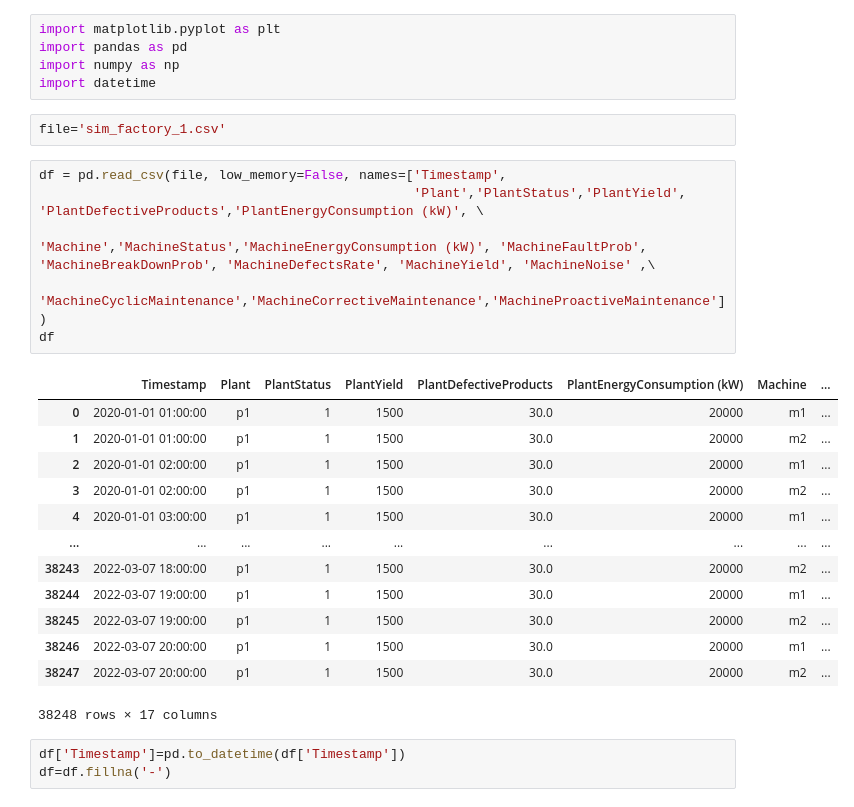
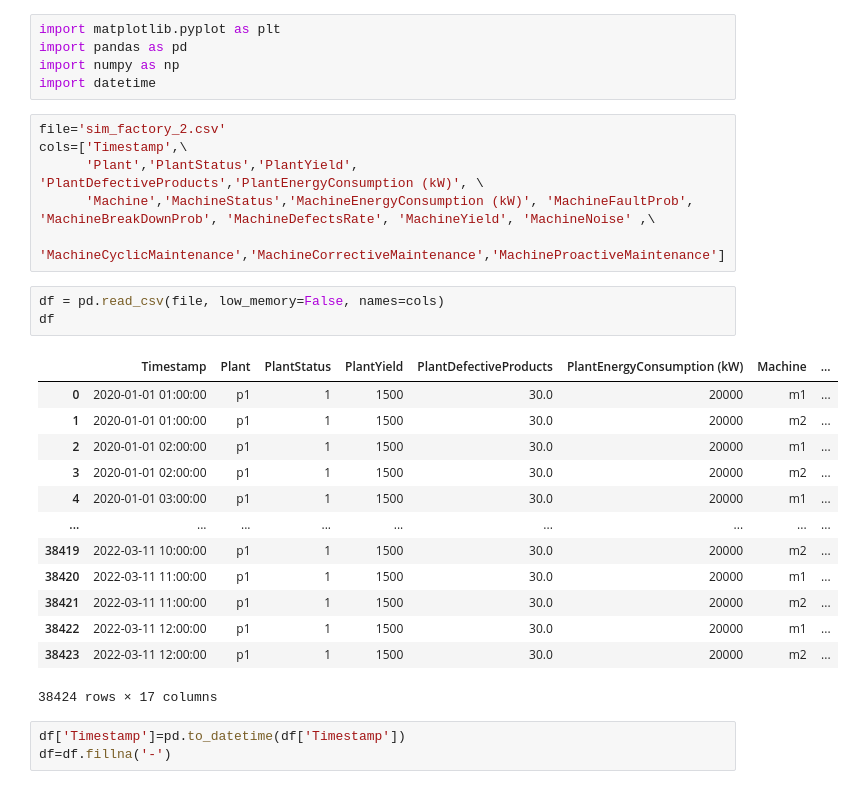
Before and after one commit to SAP-samples/btp-ai-sustainability-bootcamp, a Jupyter notebook: src/data-simulation/PlotSimulation.ipynb, the cells around one changed output. Saved outputs shown, nothing was run; the diff lists cells and outputs as text.

```diff
--- a/src/data-simulation/PlotSimulation.ipynb
+++ b/src/data-simulation/PlotSimulation.ipynb
@@ -4,27 +4,28 @@ import pandas as pd
 import numpy as np
 import datetime
 # %%
-file='sim_factory_1.csv'
+file='sim_factory_2.csv'
+cols=['Timestamp',\
+      'Plant','PlantStatus','PlantYield', 'PlantDefectiveProducts','PlantEnergyConsumption (kW)', \
+      'Machine','MachineStatus','MachineEnergyConsumption (kW)', 'MachineFaultProb', 'MachineBreakDownProb', 'MachineDefectsRate', 'MachineYield', 'MachineNoise' ,\
+      'MachineCyclicMaintenance','MachineCorrectiveMaintenance','MachineProactiveMaintenance']
 # %%
-df = pd.read_csv(file, low_memory=False, names=['Timestamp',
-                                                'Plant','PlantStatus','PlantYield', 'PlantDefectiveProducts','PlantEnergyConsumption (kW)', \
-                                                               'Machine','MachineStatus','MachineEnergyConsumption (kW)', 'MachineFaultProb', 'MachineBreakDownProb', 'MachineDefectsRate', 'MachineYield', 'MachineNoise' ,\
-                                                               'MachineCyclicMaintenance','MachineCorrectiveMaintenance','MachineProactiveMaintenance'])
+df = pd.read_csv(file, low_memory=False, names=cols)
 df
 # %% [output]
 |  | Timestamp | Plant | PlantStatus | PlantYield | PlantDefectiveProducts | PlantEnergyConsumption (kW) | Machine | ... |
 | 0 | 2020-01-01 01:00:00 | p1 | 1 | 1500 | 30.0 | 20000 | m1 | ... |
 | 1 | 2020-01-01 01:00:00 | p1 | 1 | 1500 | 30.0 | 20000 | m2 | ... |
 | 2 | 2020-01-01 02:00:00 | p1 | 1 | 1500 | 30.0 | 20000 | m1 | ... |
 | 3 | 2020-01-01 02:00:00 | p1 | 1 | 1500 | 30.0 | 20000 | m2 | ... |
 | 4 | 2020-01-01 03:00:00 | p1 | 1 | 1500 | 30.0 | 20000 | m1 | ... |
 | ... | ... | ... | ... | ... | ... | ... | ... | ... |
-| 38243 | 2022-03-07 18:00:00 | p1 | 1 | 1500 | 30.0 | 20000 | m2 | ... |
-| 38244 | 2022-03-07 19:00:00 | p1 | 1 | 1500 | 30.0 | 20000 | m1 | ... |
-| 38245 | 2022-03-07 19:00:00 | p1 | 1 | 1500 | 30.0 | 20000 | m2 | ... |
-| 38246 | 2022-03-07 20:00:00 | p1 | 1 | 1500 | 30.0 | 20000 | m1 | ... |
-| 38247 | 2022-03-07 20:00:00 | p1 | 1 | 1500 | 30.0 | 20000 | m2 | ... |
+| 38419 | 2022-03-11 10:00:00 | p1 | 1 | 1500 | 30.0 | 20000 | m2 | ... |
+| 38420 | 2022-03-11 11:00:00 | p1 | 1 | 1500 | 30.0 | 20000 | m1 | ... |
+| 38421 | 2022-03-11 11:00:00 | p1 | 1 | 1500 | 30.0 | 20000 | m2 | ... |
+| 38422 | 2022-03-11 12:00:00 | p1 | 1 | 1500 | 30.0 | 20000 | m1 | ... |
+| 38423 | 2022-03-11 12:00:00 | p1 | 1 | 1500 | 30.0 | 20000 | m2 | ... |
-38248 rows × 17 columns
+38424 rows × 17 columns
 # %%
 df['Timestamp']=pd.to_datetime(df['Timestamp'])
 df=df.fillna('-')
```
Also changed, not shown: parts of 16 cells of this notebook, 3 other files.
